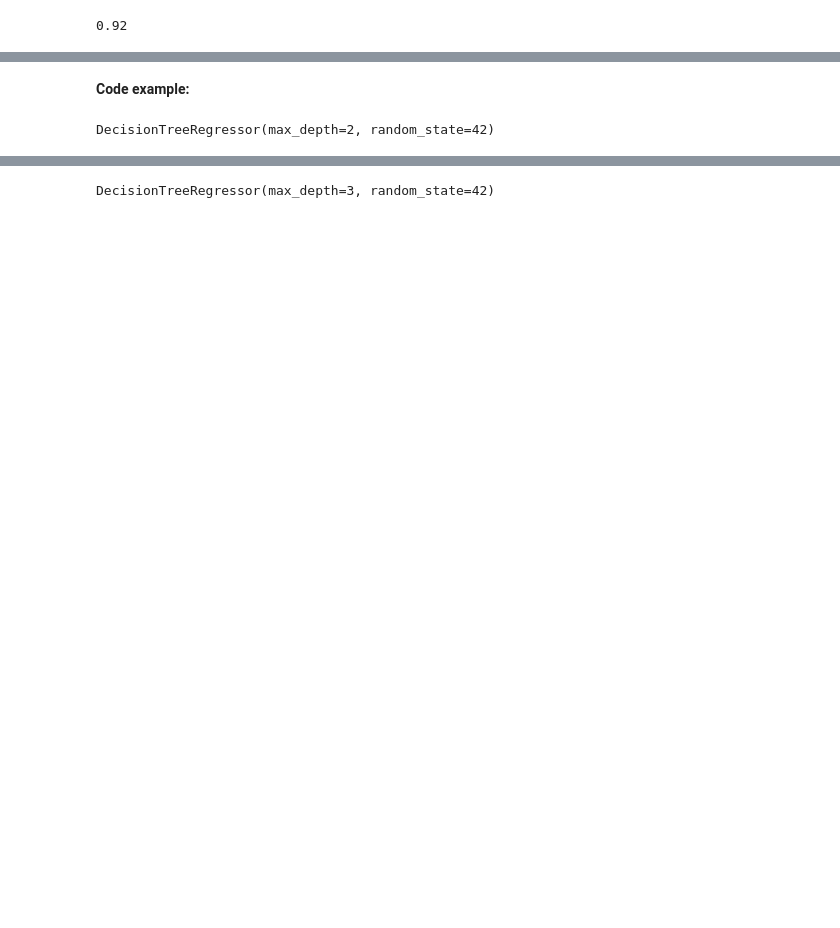
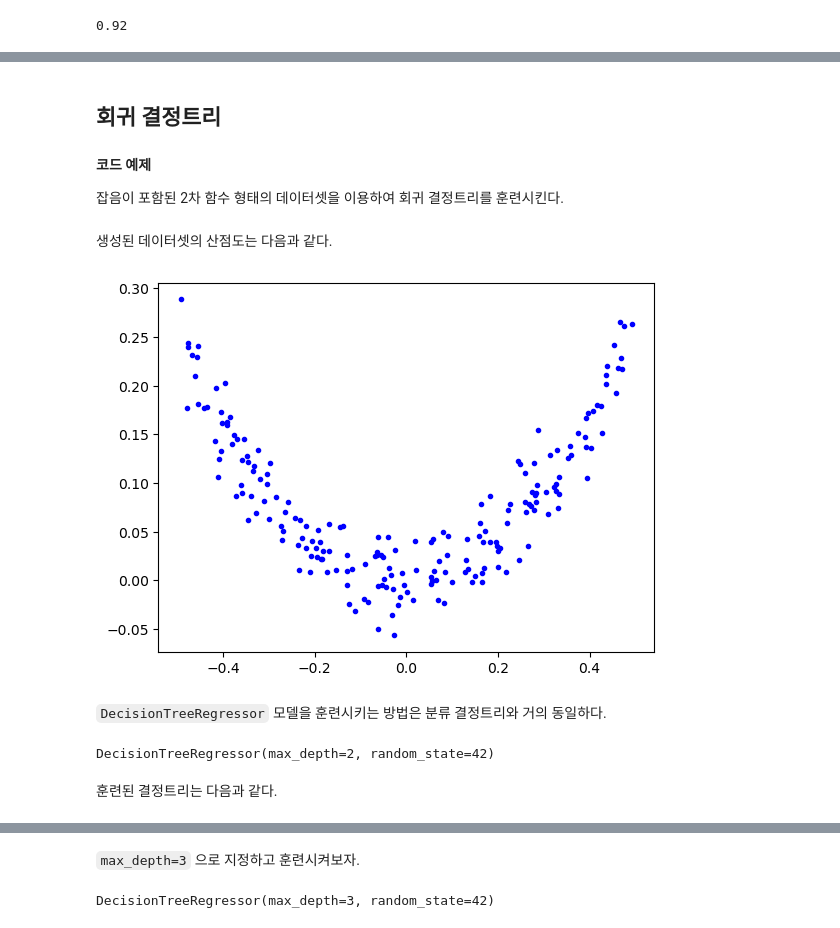
Before and after one commit to codingalzi/code-workout-ml, a Jupyter notebook: notebooks/code-decision_trees.ipynb, the cells around one changed output, grey strips where cells are left out. Drawn from its saved outputs; the diff is of its cells as text; code cells hidden in the pictures; blank space fills up the shorter version.

```diff
--- a/notebooks/code-decision_trees.ipynb
+++ b/notebooks/code-decision_trees.ipynb
@@ -198,5 +241,9 @@ Let's prepare a simple quadratic training set:
-# %% [markdown]
-**Code example:**
+# %% [markdown]
+## 회귀 결정트리
+# %% [markdown]
+**코드 예제**
+
+잡음이 포함된 2차 함수 형태의 데이터셋을 이용하여 회귀 결정트리를 훈련시킨다.
 # %%
 import numpy as np
 from sklearn.tree import DecisionTreeRegressor
@@ -204,11 +251,22 @@ from sklearn.tree import DecisionTreeRegressor
 rng = np.random.default_rng(seed=42)
 X_quad = rng.random((200, 1)) - 0.5  # a single random input feature
 y_quad = X_quad ** 2 + 0.025 * rng.standard_normal((200, 1))
-
-tree_reg = DecisionTreeRegressor(max_depth=2, random_state=42)
-tree_reg.fit(X_quad, y_quad)
-# %% [output]
-DecisionTreeRegressor(max_depth=2, random_state=42)
+# %% [markdown]
+생성된 데이터셋의 산점도는 다음과 같다.
+# %%
+plt.plot(X_quad, y_quad, "b.")
+plt.show()
+# %% [output]
+[figure, added]
+# %% [markdown]
+`DecisionTreeRegressor` 모델을 훈련시키는 방법은 분류 결정트리와 거의 동일하다.
+# %%
+tree_reg = DecisionTreeRegressor(max_depth=2, random_state=42)
+tree_reg.fit(X_quad, y_quad)
+# %% [output]
+DecisionTreeRegressor(max_depth=2, random_state=42)
+# %% [markdown]
+훈련된 결정트리는 다음과 같다.
 # %%
 # extra code – we've already seen how to use export_graphviz()
 export_graphviz(
@@ -221,6 +279,8 @@ export_graphviz(
 Source.from_file("my_regression_tree.dot")
 # %% [output]
 [drawing not drawn]
+# %% [markdown]
+`max_depth=3` 으로 지정하고 훈련시켜보자.
 # %%
 tree_reg2 = DecisionTreeRegressor(max_depth=3, random_state=42)
 tree_reg2.fit(X_quad, y_quad)
```
Also changed, not shown: parts of 129 cells of this notebook, 5 other files.
